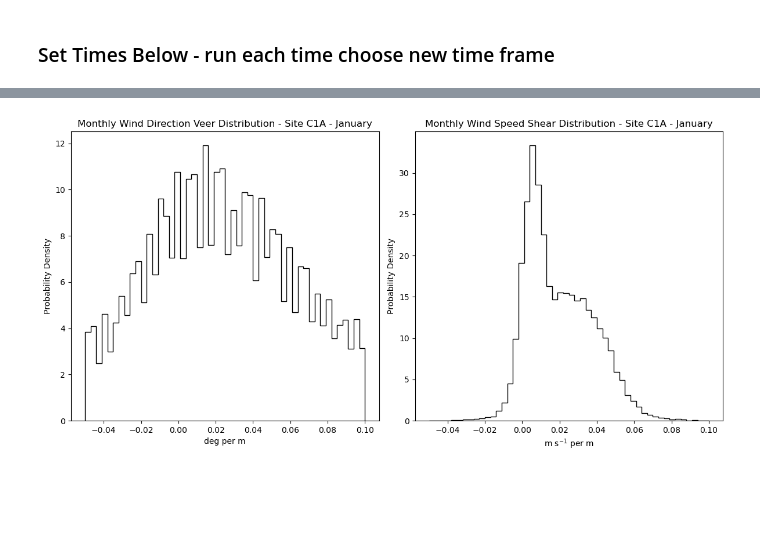
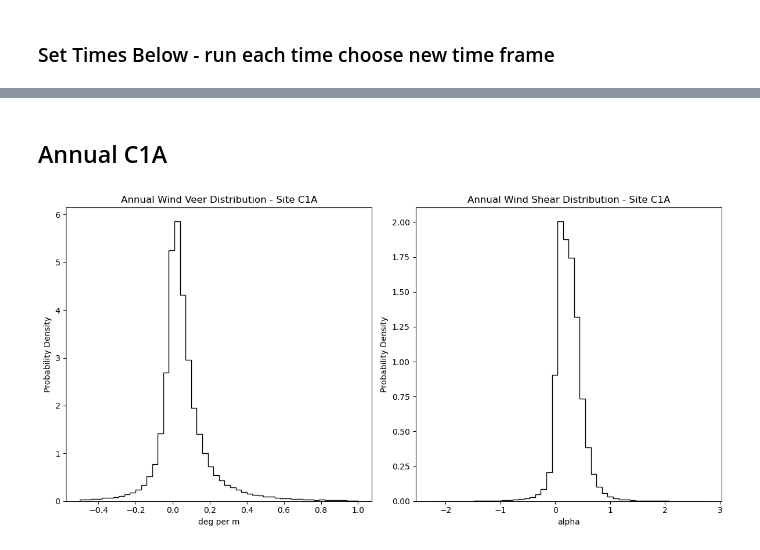
Before and after one commit to mirabelluo/AWAKEN-A1-A2_LiDAR, a Jupyter notebook: windVeerAnnual.ipynb, the cells around one changed output, grey strips where cells are left out. Drawn from its saved outputs; the diff is of its cells as text; code cells hidden in the pictures; blank space fills up the shorter version.

```diff
--- a/windVeerAnnual.ipynb
+++ b/windVeerAnnual.ipynb
@@ -281,10 +244,10 @@ def filter_files_by_date(directory, start_date, end_date):
 
     for file_name in os.listdir(directory):
         #below is for site A2
-        #if 'sa2.lidar.z03.c0.' in file_name and file_name.endswith('.sta.nc'):
+        if 'sa2.lidar.z03.c0.' in file_name and file_name.endswith('.sta.nc'):
 
         #below is for site C1A
-        if 'sc1.lidar.z03.c0.'in file_name and file_name.endswith('.sta.nc'):
+        #if 'sc1.lidar.z03.c0.'in file_name and file_name.endswith('.sta.nc'):
             try:
                 # Extract the date part from the filename
                 date_str = file_name.split('.')[4].strip()  # Strip any leading/trailing spaces
@@ -306,12 +269,12 @@ def filter_files_by_date(directory, start_date, end_date):
     return [file_path for _, file_path in filtered_files]
 
 # Usage for Site A2
-#directory = '/Users/mirabel.luo/Documents/AWAKEN/AWAKEN-A1-A2_LiDAR/SiteA2'
+directory = '/Users/mirabel.luo/Documents/AWAKEN/AWAKEN-A1-A2_LiDAR/SiteA2'
 #Usage for Site C1a
-directory = '/Users/mirabel.luo/Documents/AWAKEN/AWAKEN-A1-A2_LiDAR/SiteC1A'
+#directory = '/Users/mirabel.luo/Documents/AWAKEN/AWAKEN-A1-A2_LiDAR/SiteC1A'
 
-start_date = '20230701'  # Replace with any start date
-end_date = '20230731'    # Replace with any end date
+start_date = '20221111'  # Replace with any start date
+end_date = '20231106'    # Replace with any end date
 
 matching_files = filter_files_by_date(directory, start_date, end_date)
 #print("Matching files:")
@@ -320,6 +283,7 @@ matching_files = filter_files_by_date(directory, start_date, end_date)
 # %% [markdown]
 ### Set Times Below - run each time choose new time frame
 # %%
-start_date = datetime(2023, 7, 1)
-end_date = datetime(2023, 7, 31)
-times, wind_veer, wind_shear = calculate_wind_veer_and_shear(matching_files, start_date=start_date, end_date=end_date)
+start_date = datetime(2022, 11, 11)
+end_date = datetime(2023, 11, 6)
+times, wind_veer = calculate_wind_veer(matching_files, start_date=start_date, end_date=end_date)
+times, wind_shear = calculate_wind_shear_with_alpha(matching_files, start_date=start_date, end_date=end_date)
@@ -326,22 +293,24 @@ times, wind_veer, wind_shear = calculate_wind_veer_and_shear(matching_files, sta
+# %% [markdown]
+## Annual C1A
 # %%
 
 # Create the histogram
 fig, axs = plt.subplots(1, 2, figsize=(12, 6))
 
 # Plot the Wind Veer distribution on the first subplot
-axs[0].hist(wind_veer, bins=50, edgecolor='black', range=[-0.05, 0.1], histtype='step', density=True)
+axs[0].hist(wind_veer, bins=50, edgecolor='black', histtype='step',range=[-0.5,1.0], density=True)
 axs[0].set_xlabel('deg per m')
 axs[0].set_ylabel('Probability Density')
-axs[0].set_title('Monthly Wind Direction Veer Distribution - Site C1A - January')
+axs[0].set_title('Annual Wind Veer Distribution - Site C1A')
 
 # Plot the Wind Shear distribution on the second subplot
-axs[1].hist(wind_shear, bins=50, edgecolor='black', range=[-0.05, 0.1], histtype='step', density=True)
-axs[1].set_xlabel('m s$^{-1}$ per m')
+axs[1].hist(wind_shear, bins=50, edgecolor='black', histtype='step', density=True)
+axs[1].set_xlabel('alpha')
 axs[1].set_ylabel('Probability Density')
-axs[1].set_title('Monthly Wind Speed Shear Distribution - Site C1A - January')
+axs[1].set_title('Annual Wind Shear Distribution - Site C1A')
 
 # Show the plot
 plt.tight_layout()
 plt.show()
 # %% [output]
-[figure, old version]
+[figure, new version]
```
Also changed, not shown: parts of 12 cells of this notebook.
